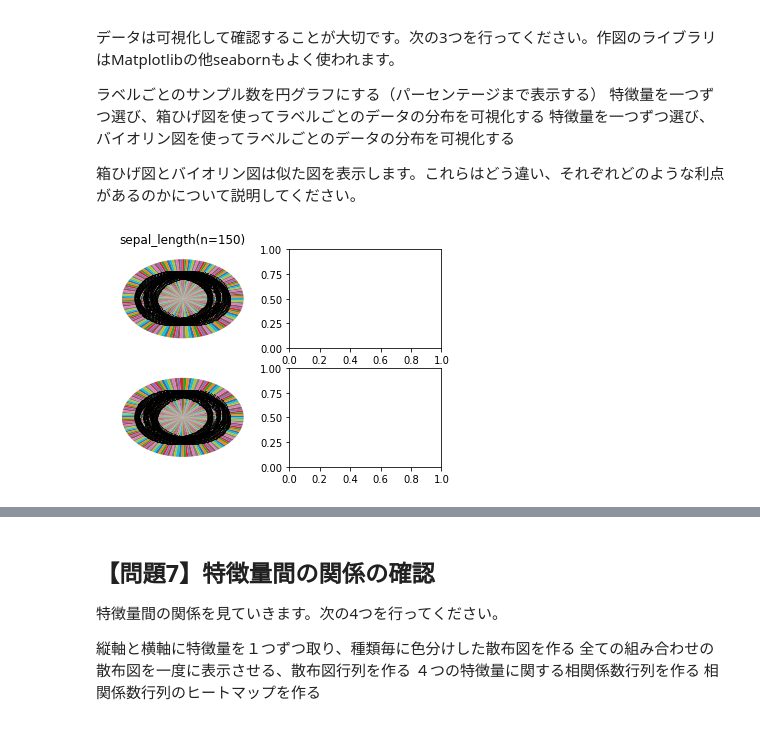
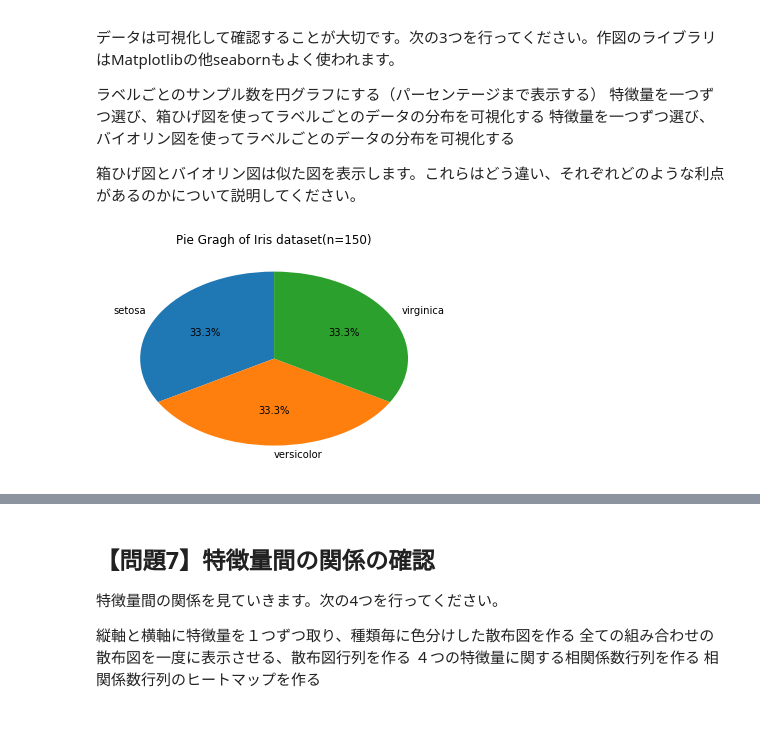
Before and after one commit to adachione/diveintocode-ml, a Jupyter notebook: Week3/DIC_Week3_授業前課題1_アヤメの分析.ipynb, the cells around one changed output, grey strips where cells are left out. Cells and saved outputs as stored; diff of their text form; code cells hidden in the pictures.

```diff
--- a/Week3/DIC_Week3_授業前課題1_アヤメの分析.ipynb
+++ b/Week3/DIC_Week3_授業前課題1_アヤメの分析.ipynb
@@ -321,24 +298,16 @@ df.query("petal_width == 0.2")
 # %%
 # グラフ描画の準備
 labels = ["sepal_length", "sepal_width", "petal_length", "petal_width"]
 
-x0 = df.iloc[:, 0]  #sepal_length
-x1 = df.iloc[:, 1]  #sepal_width
-x2 = df.iloc[:, 2]  #petal_length
-x3 = df.iloc[:, 3]  #petal_width
+label_counts = df['Species'].value_counts()
 
-data = [x0, x1, x2, x3]
+fig, ax = plt.subplots()
 
-fig, axes = plt.subplots(nrows=2, ncols=2)
-
-# ラベルごとのサンプル数を円グラフ
-axes[0, 0].pie(x0, autopct="%1.1f%%")
-axes[0, 0].set_title("sepal_length(n=150)")
-axes[1, 0].pie(x1, autopct="%1.1f%%")
-
-
+# ラベルごとのサンプル数を円グラ
+ax.pie(label_counts, labels=iris.target_names, startangle=90, autopct="%1.1f%%")
+ax.set_title("Pie Gragh of Iris dataset(n=150)")
 
 # ax.pie(df.iloc[3], autopct="%1.1f%%")
 plt.show()
 # %% [output]
-[figure, old version]
+[figure, new version]
```
Also changed, not shown: parts of 11 cells of this notebook.
